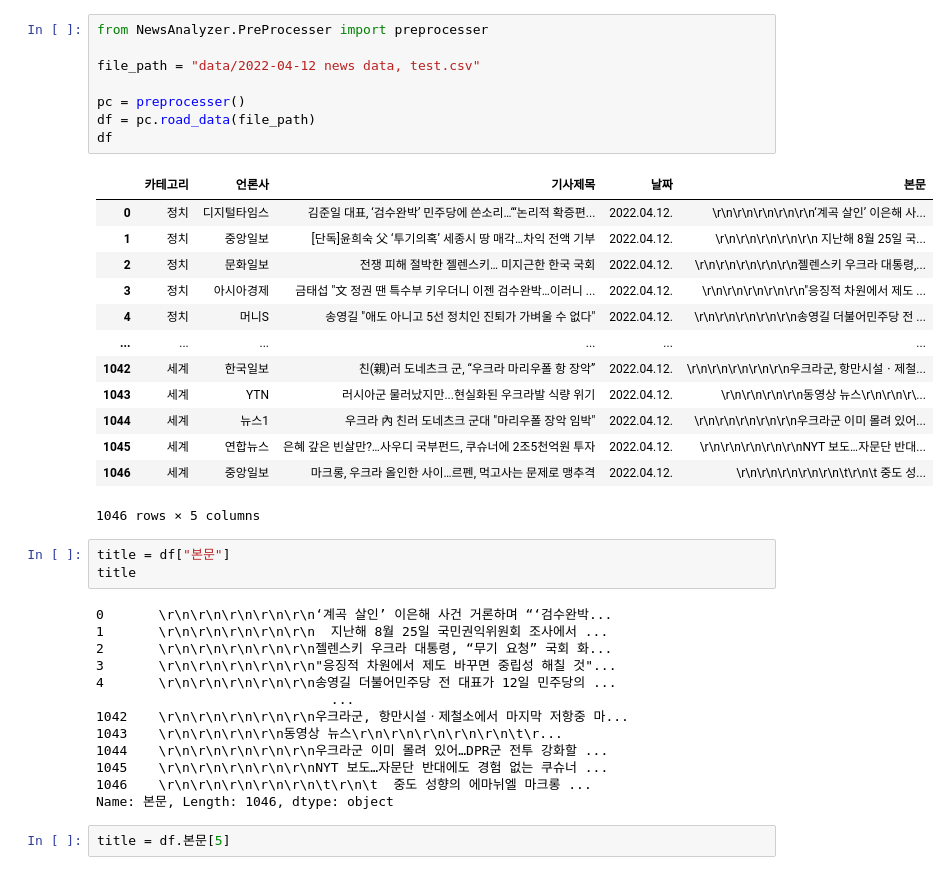
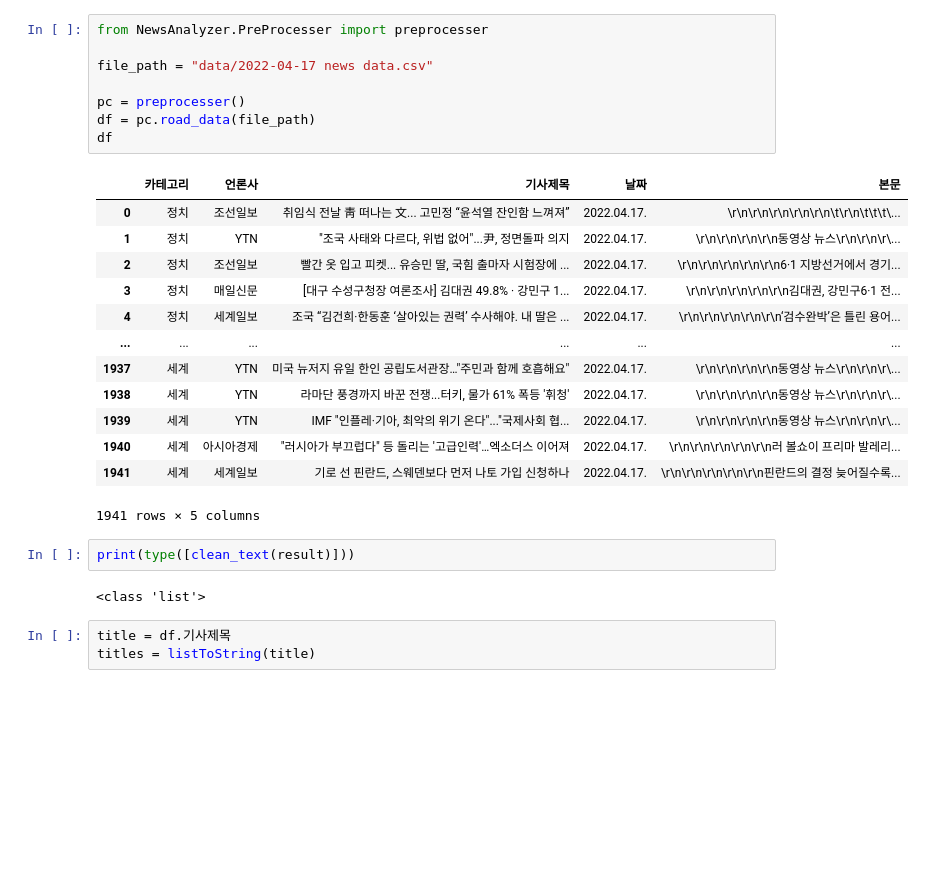
Before and after one commit to min00ng/semi-project, a Jupyter notebook: so_test.ipynb, the cells around one changed output. Cells and saved outputs as stored; diff of their text form; blank space fills up the shorter version.

```diff
--- a/so_test.ipynb
+++ b/so_test.ipynb
@@ -1,40 +1,29 @@
 # %%
 from NewsAnalyzer.PreProcesser import preprocesser
 
-file_path = "data/2022-04-12 news data, test.csv"
+file_path = "data/2022-04-17 news data.csv"
 
 pc = preprocesser()
 df = pc.road_data(file_path)
 df
 # %% [output]
 |  | 카테고리 | 언론사 | 기사제목 | 날짜 | 본문 |
-| 0 | 정치 | 디지털타임스 | 김준일 대표, ‘검수완박’ 민주당에 쓴소리…“‘논리적 확증편... | 2022.04.12. | \r\n\r\n\r\n\r\n\r\n‘계곡 살인’ 이은해 사... |
-| 1 | 정치 | 중앙일보 | [단독]윤희숙 父 ‘투기의혹’ 세종시 땅 매각…차익 전액 기부 | 2022.04.12. | \r\n\r\n\r\n\r\n\r\n 지난해 8월 25일 국... |
-| 2 | 정치 | 문화일보 | 전쟁 피해 절박한 젤렌스키… 미지근한 한국 국회 | 2022.04.12. | \r\n\r\n\r\n\r\n\r\n젤렌스키 우크라 대통령,... |
-| 3 | 정치 | 아시아경제 | 금태섭 "文 정권 땐 특수부 키우더니 이젠 검수완박…이러니 ... | 2022.04.12. | \r\n\r\n\r\n\r\n\r\n"응징적 차원에서 제도 ... |
-| 4 | 정치 | 머니S | 송영길 "애도 아니고 5선 정치인 진퇴가 가벼울 수 없다" | 2022.04.12. | \r\n\r\n\r\n\r\n\r\n송영길 더불어민주당 전 ... |
+| 0 | 정치 | 조선일보 | 취임식 전날 靑 떠나는 文... 고민정 “윤석열 잔인함 느껴져” | 2022.04.17. | \r\n\r\n\r\n\r\n\r\n\t\r\n\t\t\t\... |
+| 1 | 정치 | YTN | "조국 사태와 다르다, 위법 없어"...尹, 정면돌파 의지 | 2022.04.17. | \r\n\r\n\r\n\r\n동영상 뉴스\r\n\r\n\r\... |
+| 2 | 정치 | 조선일보 | 빨간 옷 입고 피켓... 유승민 딸, 국힘 출마자 시험장에 ... | 2022.04.17. | \r\n\r\n\r\n\r\n\r\n6·1 지방선거에서 경기... |
+| 3 | 정치 | 매일신문 | [대구 수성구청장 여론조사] 김대권 49.8% · 강민구 1... | 2022.04.17. | \r\n\r\n\r\n\r\n\r\n김대권, 강민구6·1 전... |
+| 4 | 정치 | 세계일보 | 조국 “김건희·한동훈 ‘살아있는 권력’ 수사해야. 내 딸은 ... | 2022.04.17. | \r\n\r\n\r\n\r\n\r\n‘검수완박’은 틀린 용어... |
 | ... | ... | ... | ... | ... | ... |
-| 1042 | 세계 | 한국일보 | 친(親)러 도네츠크 군, “우크라 마리우폴 항 장악” | 2022.04.12. | \r\n\r\n\r\n\r\n\r\n우크라군, 항만시설ㆍ제철... |
-| 1043 | 세계 | YTN | 러시아군 물러났지만...현실화된 우크라발 식량 위기 | 2022.04.12. | \r\n\r\n\r\n\r\n동영상 뉴스\r\n\r\n\r\... |
-| 1044 | 세계 | 뉴스1 | 우크라 內 친러 도네츠크 군대 "마리우폴 장악 임박" | 2022.04.12. | \r\n\r\n\r\n\r\n\r\n우크라군 이미 몰려 있어... |
-| 1045 | 세계 | 연합뉴스 | 은혜 갚은 빈살만?…사우디 국부펀드, 쿠슈너에 2조5천억원 투자 | 2022.04.12. | \r\n\r\n\r\n\r\n\r\nNYT 보도…자문단 반대... |
-| 1046 | 세계 | 중앙일보 | 마크롱, 우크라 올인한 사이…르펜, 먹고사는 문제로 맹추격 | 2022.04.12. | \r\n\r\n\r\n\r\n\r\n\t\r\n\t 중도 성... |
+| 1937 | 세계 | YTN | 미국 뉴저지 유일 한인 공립도서관장…"주민과 함께 호흡해요" | 2022.04.17. | \r\n\r\n\r\n\r\n동영상 뉴스\r\n\r\n\r\... |
+| 1938 | 세계 | YTN | 라마단 풍경까지 바꾼 전쟁...터키, 물가 61% 폭등 '휘청' | 2022.04.17. | \r\n\r\n\r\n\r\n동영상 뉴스\r\n\r\n\r\... |
+| 1939 | 세계 | YTN | IMF "인플레·기아, 최악의 위기 온다"..."국제사회 협... | 2022.04.17. | \r\n\r\n\r\n\r\n동영상 뉴스\r\n\r\n\r\... |
+| 1940 | 세계 | 아시아경제 | "러시아가 부끄럽다" 등 돌리는 '고급인력'…엑소더스 이어져 | 2022.04.17. | \r\n\r\n\r\n\r\n\r\n러 볼쇼이 프리마 발레리... |
+| 1941 | 세계 | 세계일보 | 기로 선 핀란드, 스웨덴보다 먼저 나토 가입 신청하나 | 2022.04.17. | \r\n\r\n\r\n\r\n\r\n핀란드의 결정 늦어질수록... |
-1046 rows × 5 columns
+1941 rows × 5 columns
+# %%
+print(type([clean_text(result)]))
+# %% [output]
+<class 'list'>
 # %%
-title = df["본문"]
-title
+title = df.기사제목
+titles = listToString(title)
-# %% [output]
-0       \r\n\r\n\r\n\r\n\r\n‘계곡 살인’ 이은해 사건 거론하며 “‘검수완박...
-1       \r\n\r\n\r\n\r\n\r\n  지난해 8월 25일 국민권익위원회 조사에서 ...
-2       \r\n\r\n\r\n\r\n\r\n젤렌스키 우크라 대통령, “무기 요청” 국회 화...
-3       \r\n\r\n\r\n\r\n\r\n"응징적 차원에서 제도 바꾸면 중립성 해칠 것"...
-4       \r\n\r\n\r\n\r\n\r\n송영길 더불어민주당 전 대표가 12일 민주당의 ...
-                              ...
-1042    \r\n\r\n\r\n\r\n\r\n우크라군, 항만시설ㆍ제철소에서 마지막 저항중 마...
-1043    \r\n\r\n\r\n\r\n동영상 뉴스\r\n\r\n\r\n\r\n\r\n\t\r...
-1044    \r\n\r\n\r\n\r\n\r\n우크라군 이미 몰려 있어…DPR군 전투 강화할 ...
-1045    \r\n\r\n\r\n\r\n\r\nNYT 보도…자문단 반대에도 경험 없는 쿠슈너 ...
-1046    \r\n\r\n\r\n\r\n\r\n\t\r\n\t  중도 성향의 에마뉘엘 마크롱 ...
-Name: 본문, Length: 1046, dtype: object
-# %%
-title = df.본문[5]
```
Also changed, not shown: parts of 25 cells of this notebook, 5 other files.
